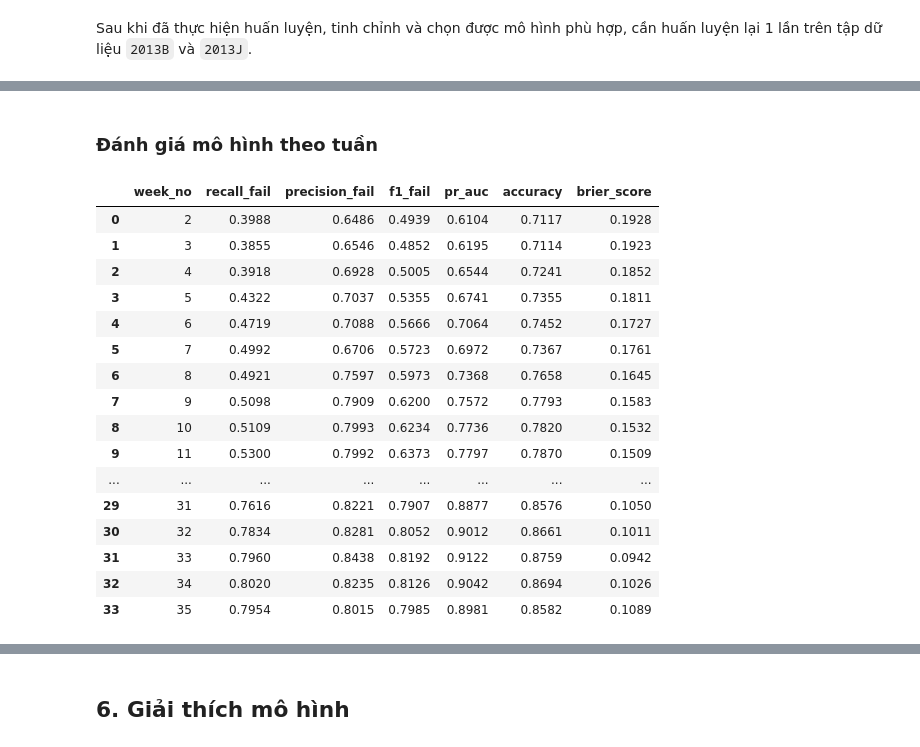
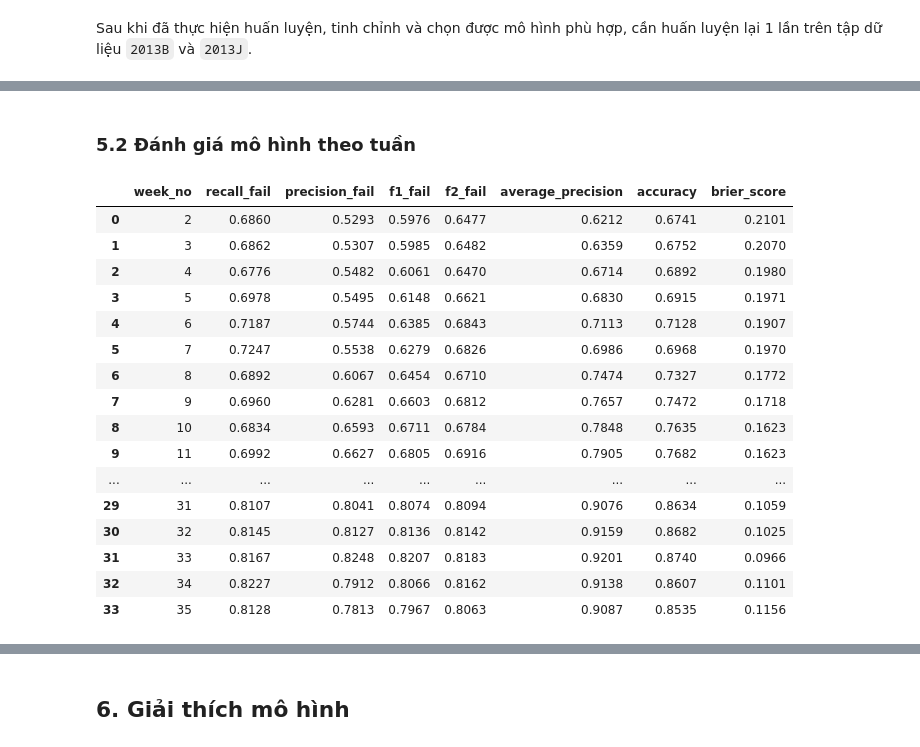
Before and after one commit to phat-05/learning-analytics-pipeline, a Jupyter notebook: notebook/ml_analytics.ipynb, the cells around one changed output, grey strips where cells are left out. Drawn from its saved outputs; the diff is of its cells as text; code cells hidden in the pictures.

```diff
--- a/notebook/ml_analytics.ipynb
+++ b/notebook/ml_analytics.ipynb
@@ -1191,7 +1331,7 @@ for name, model in models.items():
         rows.append({
             "model": name,
             "split": split,
-            "pr_auc": average_precision_score(y, prob),
+            "average_precision": average_precision_score(y, prob),
             "f1_fail": f1_score(y, pred),
             "brier_score": brier_score_loss(y, prob),
         })
@@ -1438,7 +1564,8 @@ hgb_tuned = clone(hist_gradient_boosting).set_params(
     model__max_iter=200,
     model__learning_rate=0.03,
     model__l2_regularization=0,
-    model__class_weight='balanced'
+    model__class_weight='balanced',
+    model__early_stopping=False
 )
 
 hgb_tuned.fit(X_train, y_train)
@@ -1559,30 +1669,0 @@ Do mức cải thiện F1 không đáng kể và mục tiêu cần hạn chế b
-# %%
-lr_prob = logistic_full.predict_proba(X_val)[:, 1]
-lr_pred = (lr_prob >= 0.5).astype(int)
-y_val_array = y_val.to_numpy()
-
-module_rows = []
-
-for module in sorted(val_df["code_module"].unique()):
-    mask = val_df["code_module"].eq(module).to_numpy()
-
-    module_rows.append({
-        "code_module": module,
-        "sample_count": mask.sum(),
-        "fail_rate": y_val_array[mask].mean(),
-        "recall_fail": recall_score(y_val_array[mask], lr_pred[mask]),
-        "precision_fail": precision_score(
-            y_val_array[mask], lr_pred[mask], zero_division=0
-        ),
-        "f1_fail": f1_score(y_val_array[mask], lr_pred[mask]),
-        "pr_auc": average_precision_score(
-            y_val_array[mask], lr_prob[mask]
-        ),
-        "accuracy": accuracy_score(y_val_array[mask], lr_pred[mask]),
-        "brier_score": brier_score_loss(
-            y_val_array[mask], lr_prob[mask]
-        ),
-    })
-
-module_results = pd.DataFrame(module_rows)
-print(module_results.round(4))
@@ -1622,7 +1680,7 @@ y_train_val = pd.concat([y_train, y_val], ignore_index=True)
 X_test = test_df.drop(columns=drop_columns)
 y_test = test_df["final_result"].map(target_map)
 
-final_model = clone(logistic_full)
+final_model = clone(hgb_tuned)
 final_model.fit(X_train_val, y_train_val)
 
 test_prob = final_model.predict_proba(X_test)[:, 1]
@@ -1630,6 +1688,6 @@ test_prob = final_model.predict_proba(X_test)[:, 1]
 final_test_result = evaluate_model(
     y_test,
     test_prob,
-    "Final LogisticRegression"
+    "Final HGB"
 )
 # %% [output]
@@ -1664,46 +1706,47 @@ wandb: Find logs at: .\wandb\run-20260910_080607-oghd02lm\logs
 # %% [markdown]
-### Đánh giá mô hình theo tuần
+### 5.2 Đánh giá mô hình theo tuần
 # %%
 weekly_results = []
 
 for week in sorted(test_df["week_no"].unique()):
     mask = test_df["week_no"].eq(week).to_numpy()
 
     y_week = y_test.to_numpy()[mask]
     prob_week = test_prob[mask]
     pred_week = (prob_week >= 0.5).astype(int)
 
     weekly_results.append({
         "week_no": week,
         "recall_fail": recall_score(y_week, pred_week),
         "precision_fail": precision_score(
             y_week, pred_week, zero_division=0
         ),
         "f1_fail": f1_score(y_week, pred_week),
-        "pr_auc": average_precision_score(y_week, prob_week),
+        "f2_fail": fbeta_score(y_week, pred_week, beta=2, pos_label=1,zero_division=0),
+        "average_precision": average_precision_score(y_week, prob_week),
         "accuracy": accuracy_score(y_week, pred_week),
         "brier_score": brier_score_loss(y_week, prob_week),
     })
 
 weekly_test_results = pd.DataFrame(weekly_results)
 
-display(weekly_test_results.round(4))
+weekly_test_results.round(4)
 # %% [output]
-|  | week_no | recall_fail | precision_fail | f1_fail | pr_auc | accuracy | brier_score |
-| 0 | 2 | 0.3988 | 0.6486 | 0.4939 | 0.6104 | 0.7117 | 0.1928 |
-| 1 | 3 | 0.3855 | 0.6546 | 0.4852 | 0.6195 | 0.7114 | 0.1923 |
-| 2 | 4 | 0.3918 | 0.6928 | 0.5005 | 0.6544 | 0.7241 | 0.1852 |
-| 3 | 5 | 0.4322 | 0.7037 | 0.5355 | 0.6741 | 0.7355 | 0.1811 |
-| 4 | 6 | 0.4719 | 0.7088 | 0.5666 | 0.7064 | 0.7452 | 0.1727 |
-| 5 | 7 | 0.4992 | 0.6706 | 0.5723 | 0.6972 | 0.7367 | 0.1761 |
-| 6 | 8 | 0.4921 | 0.7597 | 0.5973 | 0.7368 | 0.7658 | 0.1645 |
-| 7 | 9 | 0.5098 | 0.7909 | 0.6200 | 0.7572 | 0.7793 | 0.1583 |
-| 8 | 10 | 0.5109 | 0.7993 | 0.6234 | 0.7736 | 0.7820 | 0.1532 |
-| 9 | 11 | 0.5300 | 0.7992 | 0.6373 | 0.7797 | 0.7870 | 0.1509 |
-| ... | ... | ... | ... | ... | ... | ... | ... |
-| 29 | 31 | 0.7616 | 0.8221 | 0.7907 | 0.8877 | 0.8576 | 0.1050 |
-| 30 | 32 | 0.7834 | 0.8281 | 0.8052 | 0.9012 | 0.8661 | 0.1011 |
-| 31 | 33 | 0.7960 | 0.8438 | 0.8192 | 0.9122 | 0.8759 | 0.0942 |
-| 32 | 34 | 0.8020 | 0.8235 | 0.8126 | 0.9042 | 0.8694 | 0.1026 |
-| 33 | 35 | 0.7954 | 0.8015 | 0.7985 | 0.8981 | 0.8582 | 0.1089 |
+|  | week_no | recall_fail | precision_fail | f1_fail | f2_fail | average_precision | accuracy | brier_score |
+| 0 | 2 | 0.6860 | 0.5293 | 0.5976 | 0.6477 | 0.6212 | 0.6741 | 0.2101 |
+| 1 | 3 | 0.6862 | 0.5307 | 0.5985 | 0.6482 | 0.6359 | 0.6752 | 0.2070 |
+| 2 | 4 | 0.6776 | 0.5482 | 0.6061 | 0.6470 | 0.6714 | 0.6892 | 0.1980 |
+| 3 | 5 | 0.6978 | 0.5495 | 0.6148 | 0.6621 | 0.6830 | 0.6915 | 0.1971 |
+| 4 | 6 | 0.7187 | 0.5744 | 0.6385 | 0.6843 | 0.7113 | 0.7128 | 0.1907 |
+| 5 | 7 | 0.7247 | 0.5538 | 0.6279 | 0.6826 | 0.6986 | 0.6968 | 0.1970 |
+| 6 | 8 | 0.6892 | 0.6067 | 0.6454 | 0.6710 | 0.7474 | 0.7327 | 0.1772 |
+| 7 | 9 | 0.6960 | 0.6281 | 0.6603 | 0.6812 | 0.7657 | 0.7472 | 0.1718 |
+| 8 | 10 | 0.6834 | 0.6593 | 0.6711 | 0.6784 | 0.7848 | 0.7635 | 0.1623 |
+| 9 | 11 | 0.6992 | 0.6627 | 0.6805 | 0.6916 | 0.7905 | 0.7682 | 0.1623 |
+| ... | ... | ... | ... | ... | ... | ... | ... | ... |
+| 29 | 31 | 0.8107 | 0.8041 | 0.8074 | 0.8094 | 0.9076 | 0.8634 | 0.1059 |
+| 30 | 32 | 0.8145 | 0.8127 | 0.8136 | 0.8142 | 0.9159 | 0.8682 | 0.1025 |
+| 31 | 33 | 0.8167 | 0.8248 | 0.8207 | 0.8183 | 0.9201 | 0.8740 | 0.0966 |
+| 32 | 34 | 0.8227 | 0.7912 | 0.8066 | 0.8162 | 0.9138 | 0.8607 | 0.1101 |
+| 33 | 35 | 0.8128 | 0.7813 | 0.7967 | 0.8063 | 0.9087 | 0.8535 | 0.1156 |
 # %%
```
Also changed, not shown: parts of 66 cells of this notebook, 24 other files.
